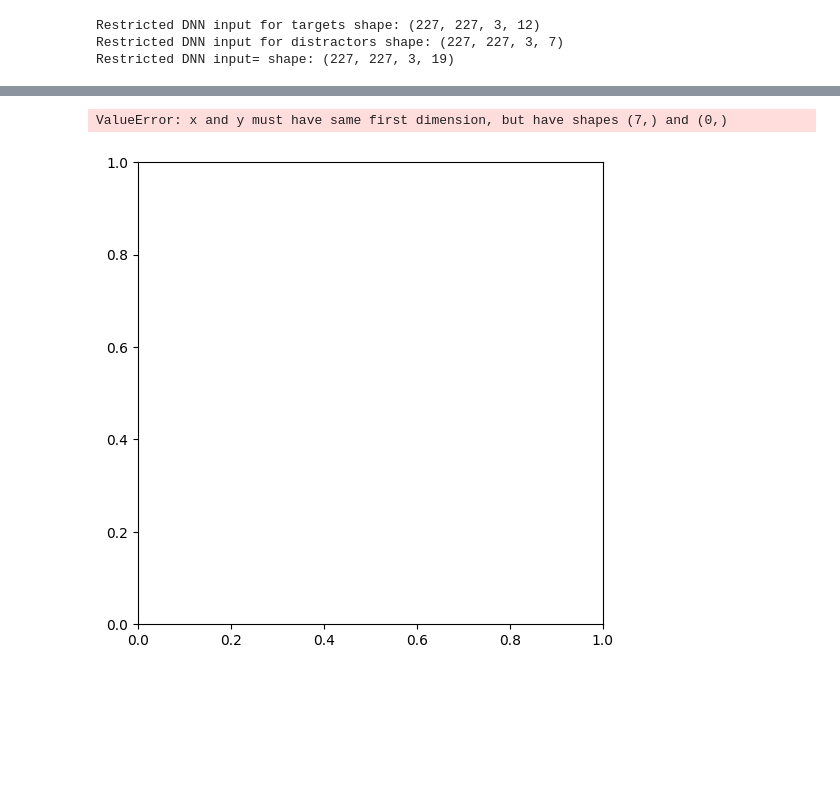
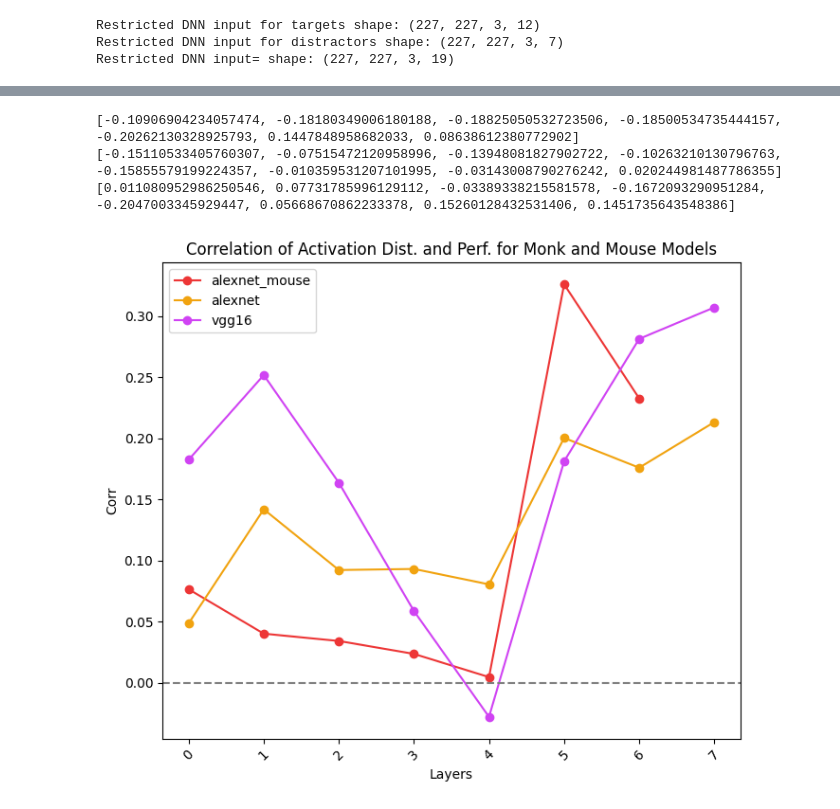
Before and after one commit to emeyer121/TreeShrewObjectRecognition, a Jupyter notebook: 5_behaviorModeling/plotAlexNetBehaviorLayers.ipynb, the cells around one changed output, grey strips where cells are left out. Cells and saved outputs as stored; diff of their text form; code cells hidden in the pictures; blank space fills up the shorter version.

```diff
--- a/5_behaviorModeling/plotAlexNetBehaviorLayers.ipynb
+++ b/5_behaviorModeling/plotAlexNetBehaviorLayers.ipynb
@@ -95,7 +95,7 @@ Restricted DNN input for targets shape: (227, 227, 3, 12)
 Restricted DNN input for distractors shape: (227, 227, 3, 7)
 Restricted DNN input= shape: (227, 227, 3, 19)
 # %%
-network = ['alexnet','alexnet_mouse','vgg16']  # 'alexnet_mouse', 'alexnet', 'vgg16'
+network = ['alexnet_mouse','alexnet','vgg16']  # 'alexnet_mouse', 'alexnet', 'vgg16'
 lay_types = ['ReLU','MaxPool2d','Linear']
 
 # Initialize distances variable
@@ -110,7 +110,7 @@ for nn_idx, nn in enumerate(network):
 
     test_img = cv2.imread(f'{img_folder}camel_{0}.png', cv2.IMREAD_GRAYSCALE)
     _, model_layers = stf.transform_image(test_img, operation='NN', layer_types = lay_types, network=nn)
-    print(model_layers)
+    # print(model_layers)
     act_fc3_targ[nn_idx] = [[] for _ in range(len(model_layers))]
     act_fc3_dist[nn_idx] = [[] for _ in range(len(model_layers))]
     all_layers.append(model_layers)
@@ -160,7 +189,7 @@ ValueError: alexnet_bn_ir_64x64_input_pool_6 not implemented yet.
 network = ['alexnet_mouse','alexnet','vgg16']  # 'alexnet_mouse', 'alexnet', 'vgg16'
 colors = ["#ed3636","#f1a310","#d043f3"]
 
-plt.figure(figsize=(6, 6))
+plt.figure(figsize=(7, 6))
 for nn_idx, nn in enumerate(network):
 
     correlation, ci_upper, ci_lower, shuff_upper, shuff_lower = helper.compute_correlation(avg_perf, distance[nn_idx])
@@ -175,33 +204,35 @@ for nn_idx, nn in enumerate(network):
     ciData_lower = []
     ciData_upper = []
     shuffData_lower = []
     shuffData_upper = []
     for lay_idx, layer in enumerate(correlation.keys()):
-        # print(layer, (layer in model_layers))
         if layer in model_layers:
             corrData.append(correlation[layer])
             ciData_lower.append(ci_lower[layer])
             ciData_upper.append(ci_upper[layer])
             shuffData_lower.append(shuff_lower[layer])
             shuffData_upper.append(shuff_upper[layer])
 
     plt.plot(range(len(model_layers)), corrData, label=network[nn_idx], marker='o', color=colors[nn_idx])
     # plt.fill_between(range(len(model_layers)), ciData_lower, ciData_upper, color=colors[nn_idx], alpha=0.2)
+    print(ciData_upper)
 
 plt.axhline(0, color='gray', linestyle='--')
 
 # Adding labels and title
 plt.xlabel('Layers')
 plt.ylabel('Corr')
 plt.title('Correlation of Activation Dist. and Perf. for Monk and Mouse Models')
 plt.xticks(rotation=45)
 plt.legend()
 plt.grid(False)
 plt.tight_layout()
 
 plt.savefig('./figures/perf_act_correlation_'+ taskName+'.svg', format='svg')
 plt.savefig('./figures/perf_act_correlation_'+ taskName+'.png', format='png')
 plt.show()
 # %% [output]
-ValueError: x and y must have same first dimension, but have shapes (7,) and (0,)
+[-0.10906904234057474, -0.18180349006180188, -0.18825050532723506, -0.18500534735444157, -0.20262130328925793, 0.1447848958682033, 0.08638612380772902]
+[-0.15110533405760307, -0.07515472120958996, -0.13948081827902722, -0.10263210130796763, -0.15855579199224357, -0.010359531207101995, -0.03143008790276242, 0.020244981487786355]
+[0.011080952986250546, 0.07731785996129112, -0.03389338215581578, -0.1672093290951284, -0.2047003345929447, 0.05668670862233378, 0.15260128432531406, 0.1451735643548386]
-[figure, old version]
+[figure, new version]
```
Also changed, not shown: parts of 1 cell of this notebook, 3 other files.
